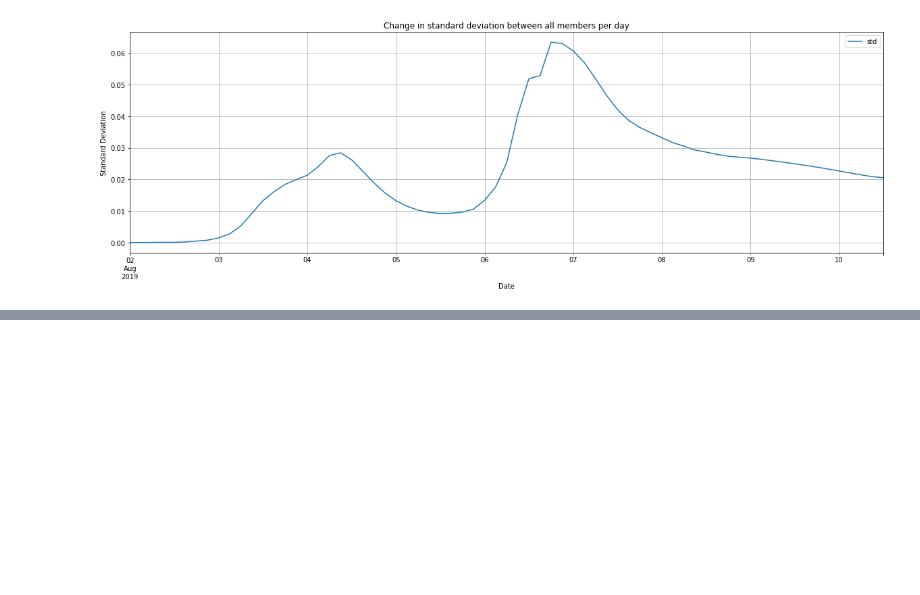
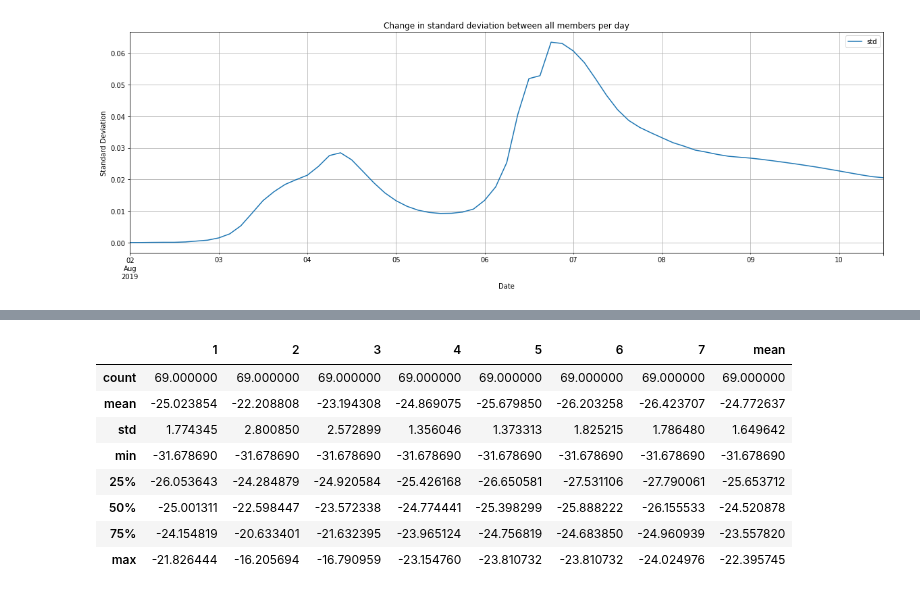
Before and after one commit to Dewberry/fcast, a Jupyter notebook: forecast/MediumRangeForecasts.ipynb, the cells around one changed output, grey strips where cells are left out. Drawn from its saved outputs; the diff is of its cells as text; code cells hidden in the pictures; blank space fills up the shorter version.

```diff
--- a/forecast/MediumRangeForecasts.ipynb
+++ b/forecast/MediumRangeForecasts.ipynb
@@ -178,0 +240,14 @@ ax.set(xlabel='Date', ylabel='Standard Deviation');
+# %%
+comparison = (stage_df - stage_df_usgs)/stage_df_usgs * 100
+# %%
+comparison.describe()
+# %% [output]
+|  | 1 | 2 | 3 | 4 | 5 | 6 | 7 | mean |
+| count | 69.000000 | 69.000000 | 69.000000 | 69.000000 | 69.000000 | 69.000000 | 69.000000 | 69.000000 |
+| mean | -25.023854 | -22.208808 | -23.194308 | -24.869075 | -25.679850 | -26.203258 | -26.423707 | -24.772637 |
+| std | 1.774345 | 2.800850 | 2.572899 | 1.356046 | 1.373313 | 1.825215 | 1.786480 | 1.649642 |
+| min | -31.678690 | -31.678690 | -31.678690 | -31.678690 | -31.678690 | -31.678690 | -31.678690 | -31.678690 |
+| 25% | -26.053643 | -24.284879 | -24.920584 | -25.426168 | -26.650581 | -27.531106 | -27.790061 | -25.653712 |
+| 50% | -25.001311 | -22.598447 | -23.572338 | -24.774441 | -25.398299 | -25.888222 | -26.155533 | -24.520878 |
+| 75% | -24.154819 | -20.633401 | -21.632395 | -23.965124 | -24.756819 | -24.683850 | -24.960939 | -23.557820 |
+| max | -21.826444 | -16.205694 | -16.790959 | -23.154760 | -23.810732 | -23.810732 | -24.024976 | -22.395745 |
```
Also changed, not shown: parts of 11 cells of this notebook, 2 other files.
